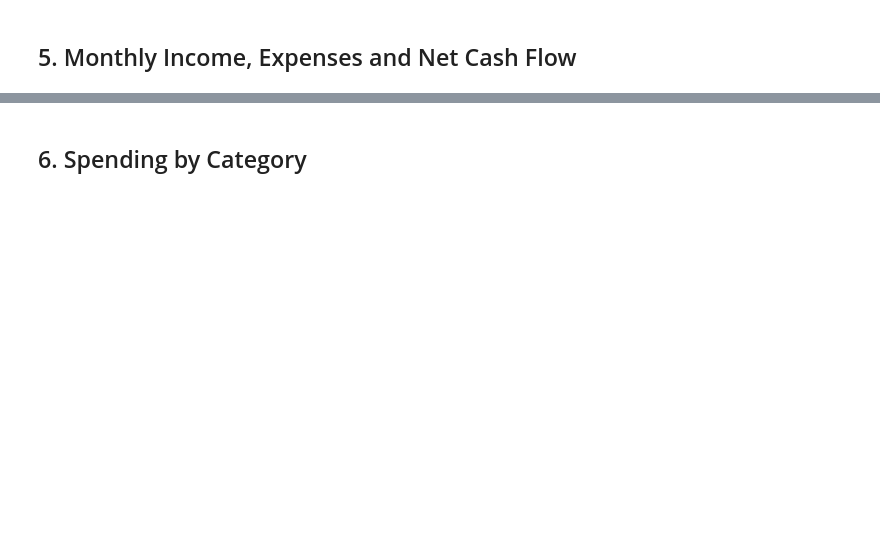
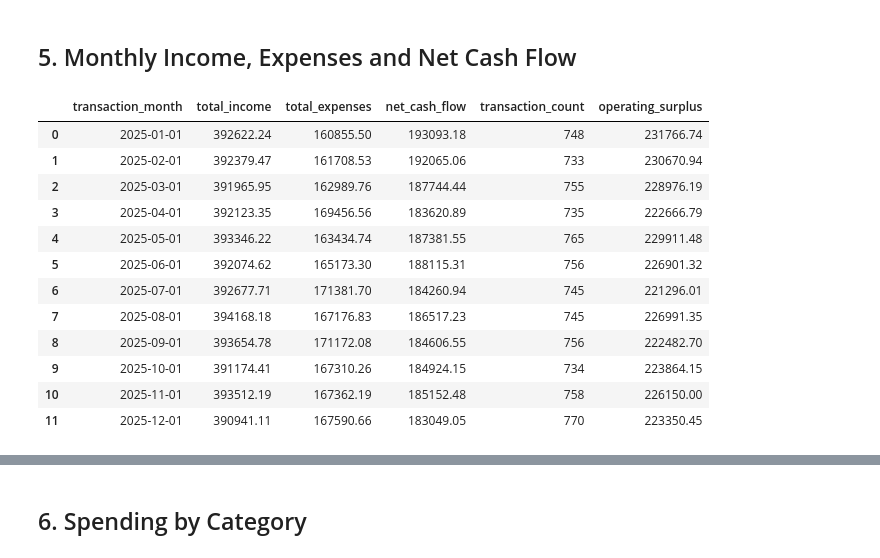
Before and after one commit to sjkali22/financial-transactions-analytics-dashboard, a Jupyter notebook: notebooks/transaction_analysis.ipynb, the cells around one changed output, grey strips where cells are left out. Cells and saved outputs as stored; diff of their text form; code cells hidden in the pictures; blank space fills up the shorter version.

```diff
--- a/notebooks/transaction_analysis.ipynb
+++ b/notebooks/transaction_analysis.ipynb
@@ -61,16 +112,31 @@ kpi_summary
 # %%
 monthly_cash_flow = (
     df.groupby("transaction_month")
     .agg(
         total_income=("income_amount", "sum"),
         total_expenses=("expense_amount", "sum"),
         net_cash_flow=("net_amount", "sum"),
         transaction_count=("transaction_id", "count"),
     )
     .reset_index()
 )
+monthly_cash_flow["operating_surplus"] = monthly_cash_flow["total_income"] - monthly_cash_flow["total_expenses"]
 
 monthly_cash_flow
+# %% [output]
+|  | transaction_month | total_income | total_expenses | net_cash_flow | transaction_count | operating_surplus |
+| 0 | 2025-01-01 | 392622.24 | 160855.50 | 193093.18 | 748 | 231766.74 |
+| 1 | 2025-02-01 | 392379.47 | 161708.53 | 192065.06 | 733 | 230670.94 |
+| 2 | 2025-03-01 | 391965.95 | 162989.76 | 187744.44 | 755 | 228976.19 |
+| 3 | 2025-04-01 | 392123.35 | 169456.56 | 183620.89 | 735 | 222666.79 |
+| 4 | 2025-05-01 | 393346.22 | 163434.74 | 187381.55 | 765 | 229911.48 |
+| 5 | 2025-06-01 | 392074.62 | 165173.30 | 188115.31 | 756 | 226901.32 |
+| 6 | 2025-07-01 | 392677.71 | 171381.70 | 184260.94 | 745 | 221296.01 |
+| 7 | 2025-08-01 | 394168.18 | 167176.83 | 186517.23 | 745 | 226991.35 |
+| 8 | 2025-09-01 | 393654.78 | 171172.08 | 184606.55 | 756 | 222482.70 |
+| 9 | 2025-10-01 | 391174.41 | 167310.26 | 184924.15 | 734 | 223864.15 |
+| 10 | 2025-11-01 | 393512.19 | 167362.19 | 185152.48 | 758 | 226150.00 |
+| 11 | 2025-12-01 | 390941.11 | 167590.66 | 183049.05 | 770 | 223350.45 |
 # %%
 fig, ax = plt.subplots(figsize=(11, 5))
 ax.plot(monthly_cash_flow["transaction_month"], monthly_cash_flow["total_income"], marker="o", label="Income")
```
Also changed, not shown: parts of 17 cells of this notebook, 16 other files.
